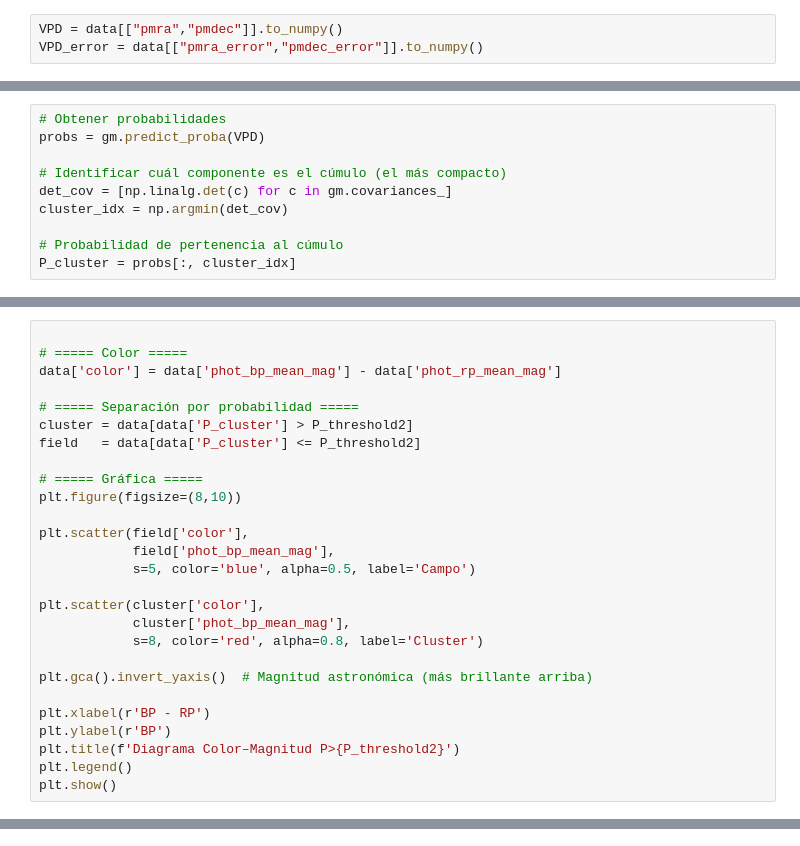
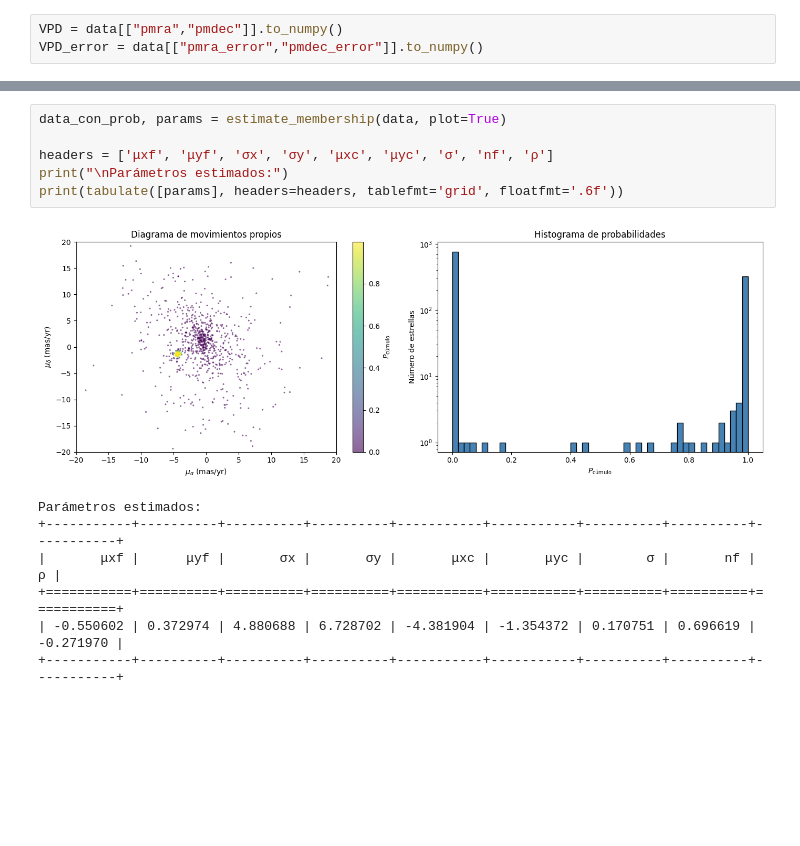
Before and after one commit to juand4g/AstroML_202610, a Jupyter notebook: Lab2/lab2.ipynb, the cells around one changed output, grey strips where cells are left out. Saved outputs shown, nothing was run; the diff lists cells and outputs as text; blank space fills up the shorter version.

```diff
--- a/Lab2/lab2.ipynb
+++ b/Lab2/lab2.ipynb
@@ -107,10 +33,0 @@ print(tabla)
-# %%
-# Obtener probabilidades
-probs = gm.predict_proba(VPD)
-
-# Identificar cuál componente es el cúmulo (el más compacto)
-det_cov = [np.linalg.det(c) for c in gm.covariances_]
-cluster_idx = np.argmin(det_cov)
-
-# Probabilidad de pertenencia al cúmulo
-P_cluster = probs[:, cluster_idx]
@@ -190,27 +33,0 @@ P_threshold2 = 0.66
-# %%
-
-# ===== Color =====
-data['color'] = data['phot_bp_mean_mag'] - data['phot_rp_mean_mag']
-
-# ===== Separación por probabilidad =====
-cluster = data[data['P_cluster'] > P_threshold2]
-field   = data[data['P_cluster'] <= P_threshold2]
-
-# ===== Gráfica =====
-plt.figure(figsize=(8,10))
-
-plt.scatter(field['color'],
-            field['phot_bp_mean_mag'],
-            s=5, color='blue', alpha=0.5, label='Campo')
-
-plt.scatter(cluster['color'],
-            cluster['phot_bp_mean_mag'],
-            s=8, color='red', alpha=0.8, label='Cluster')
-
-plt.gca().invert_yaxis()  # Magnitud astronómica (más brillante arriba)
-
-plt.xlabel(r'BP - RP')
-plt.ylabel(r'BP')
-plt.title(f'Diagrama Color–Magnitud P>{P_threshold2}')
-plt.legend()
-plt.show()
@@ -218,0 +164,14 @@ plt.show()
+# %%
+data_con_prob, params = estimate_membership(data, plot=True)
+
+headers = ['μxf', 'μyf', 'σx', 'σy', 'μxc', 'μyc', 'σ', 'nf', 'ρ']
+print("\nParámetros estimados:")
+print(tabulate([params], headers=headers, tablefmt='grid', floatfmt='.6f'))
+# %% [output]
+[figure, added]
+Parámetros estimados:
++-----------+----------+----------+----------+-----------+-----------+----------+----------+-----------+
+|       μxf |      μyf |       σx |       σy |       μxc |       μyc |        σ |       nf |         ρ |
++===========+==========+==========+==========+===========+===========+==========+==========+===========+
+| -0.550602 | 0.372974 | 4.880688 | 6.728702 | -4.381904 | -1.354372 | 0.170751 | 0.696619 | -0.271970 |
++-----------+----------+----------+----------+-----------+-----------+----------+----------+-----------+
```
Also changed, not shown: parts of 9 cells of this notebook, 5 other files.
